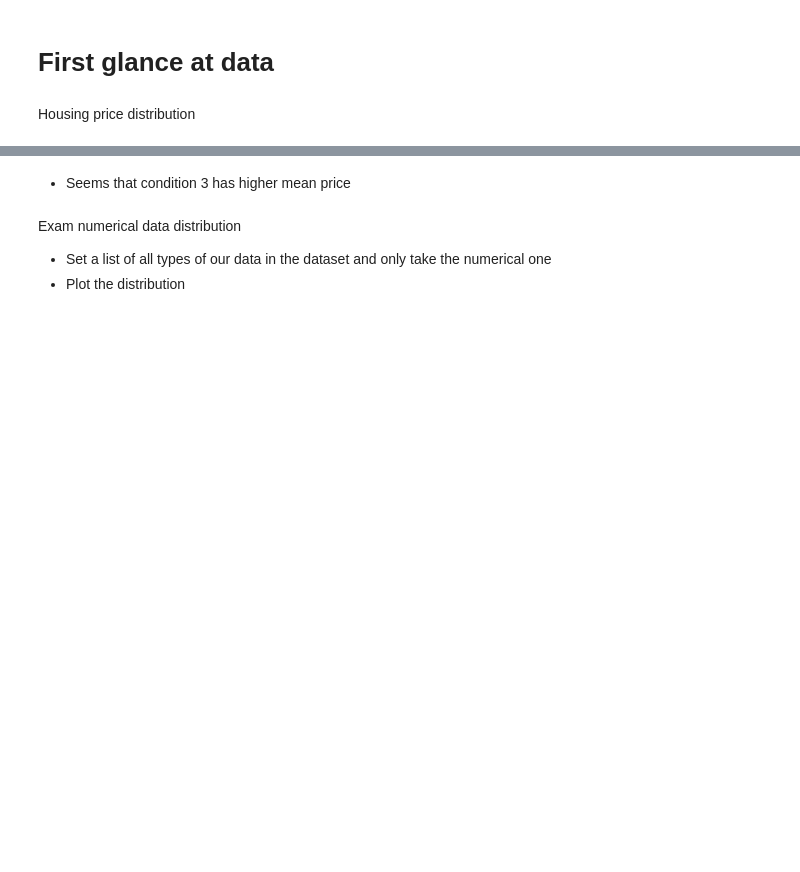
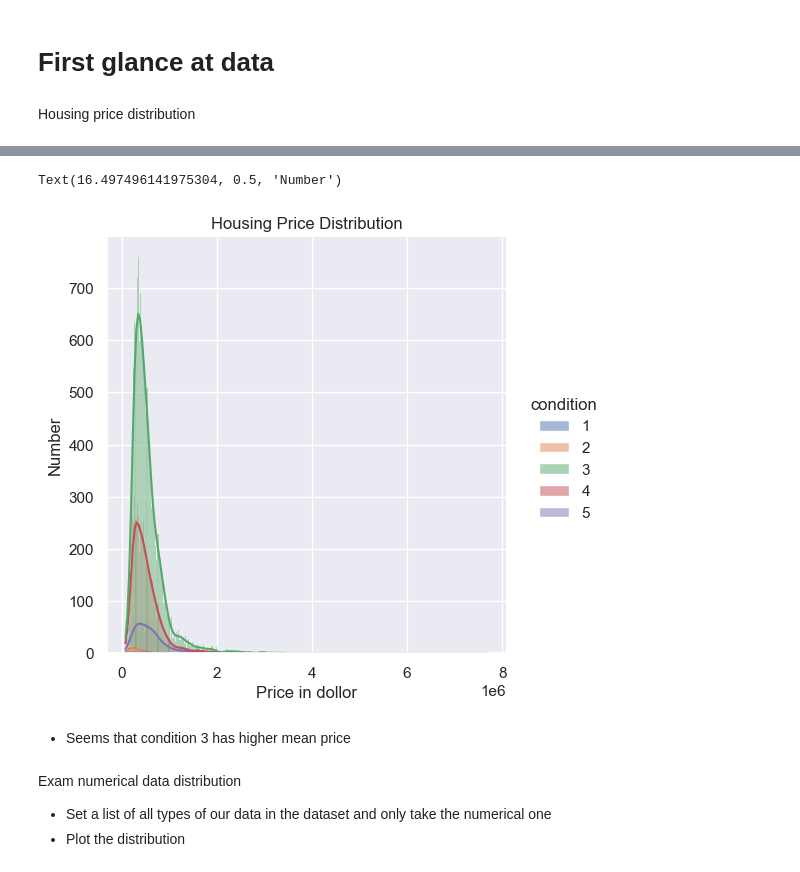
Before and after one commit to puektchenli/eda_prj_li, a Jupyter notebook: EDA_li.ipynb, the cells around one changed output, grey strips where cells are left out. Cells and saved outputs as stored; diff of their text form; code cells hidden in the pictures; blank space fills up the shorter version.

```diff
--- a/EDA_li.ipynb
+++ b/EDA_li.ipynb
@@ -149,7 +99,7 @@ df[df[['lat','long','zipcode']].duplicated()]
 '''Drop columns not needed
 view: only about 10% houses are viewed, so it is not really representative regarding popularity
 '''
-df = df.drop(['id' ,'waterfront', 'view'], axis=1)
+df = df.drop(['waterfront'], axis=1)
 # %% [markdown]
 ## Data type and transforming
 # %% [markdown]
@@ -207,8 +199,5 @@ df.info()
 # %% [markdown]
 # First glance at data
-# %%
-# set sns theme
-sns.set_theme(style="ticks")
 # %% [markdown]
 Housing price distribution
 # %%
@@ -223,14 +235,16 @@ zip_chp
 # %%
-sns.set_theme(style="ticks")
 # f, ax = plt.subplots(figsize=(7, 6))
 
 sns.displot(data=df, x="price", kde=True, hue='condition')
 
 plt.title('Housing Price Distribution')
 plt.xlabel('Price in dollor')
 plt.ylabel('Number')
 # plt.xlim((0,2555555))
 # plt.ylim((0,50))
+# %% [output]
+Text(16.497496141975304, 0.5, 'Number')
+[figure, added]
 # %% [markdown]
 - Seems that condition 3 has higher mean price
 # %% [markdown]
```
Also changed, not shown: parts of 40 cells of this notebook.
